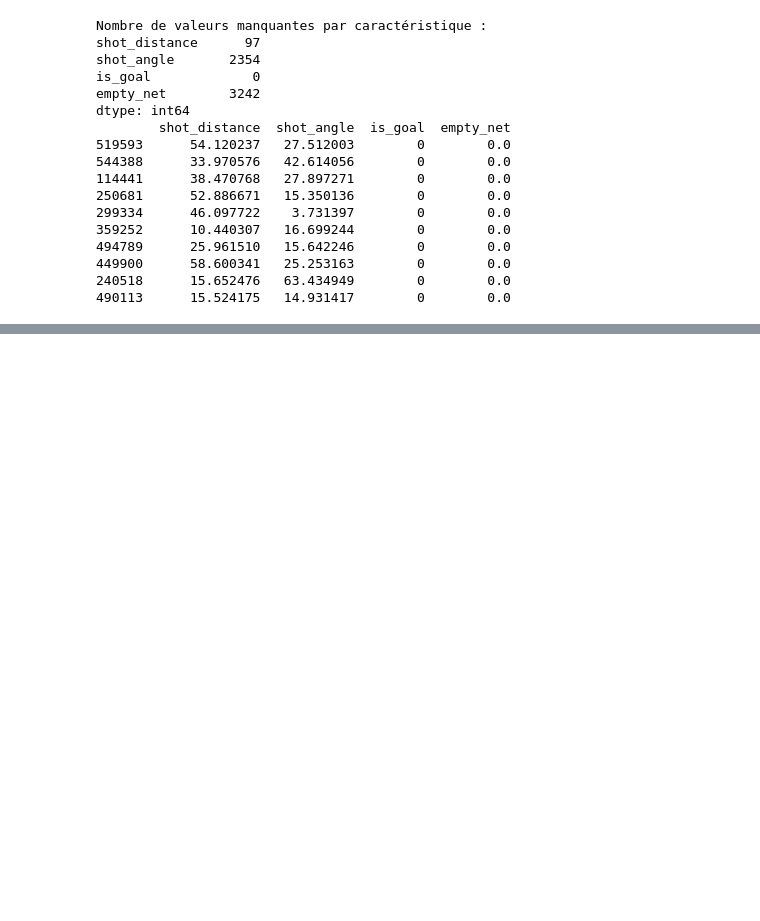
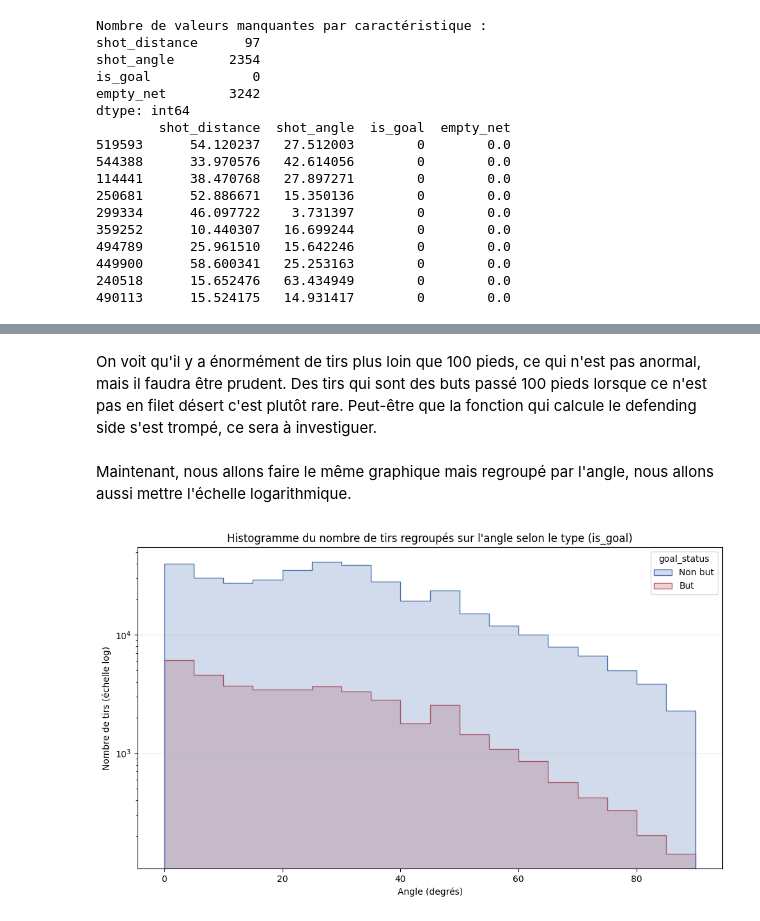
Before and after one commit to Tong3410976/IFT3700_Projet1, a Jupyter notebook: notebooks/06_feature_engineering_1.ipynb, the cells around one changed output, grey strips where cells are left out. Cells and saved outputs as stored; diff of their text form; code cells hidden in the pictures; blank space fills up the shorter version.

```diff
--- a/notebooks/06_feature_engineering_1.ipynb
+++ b/notebooks/06_feature_engineering_1.ipynb
@@ -93,0 +124,25 @@ dtype: int64
+# %% [markdown]
+On voit qu'il y a énormément de tirs plus loin que 100 pieds, ce qui n'est pas anormal, mais il faudra être prudent. Des tirs qui sont des buts passé 100 pieds lorsque ce n'est pas en filet désert c'est plutôt rare. Peut-être que la fonction qui calcule le defending side s'est trompé, ce sera à investiguer.
+# %% [markdown]
+Maintenant, nous allons faire le même graphique mais regroupé par l'angle, nous allons aussi mettre l'échelle logarithmique.
+# %%
+fig, ax = plt.subplots(figsize=(10, 6))
+sns.histplot(
+    data=df_cols_imp_train,
+    x="shot_angle",
+    hue="goal_status",
+    palette=colors,
+    binwidth=5.0,
+    binrange=(0, 90),
+    element="step",
+    ax=ax
+)
+ax.set_yscale("log")
+ax.set_title("Histogramme du nombre de tirs regroupés sur l'angle selon le type (is_goal)")
+ax.set_xlabel("Angle (degrés)")
+ax.set_ylabel("Nombre de tirs (échelle log)")
+ax.grid(True, axis="y", alpha=0.3)
+plt.tight_layout()
+plt.show()
+# %% [output]
+[figure, added]
```
Also changed, not shown: parts of 9 cells of this notebook.
